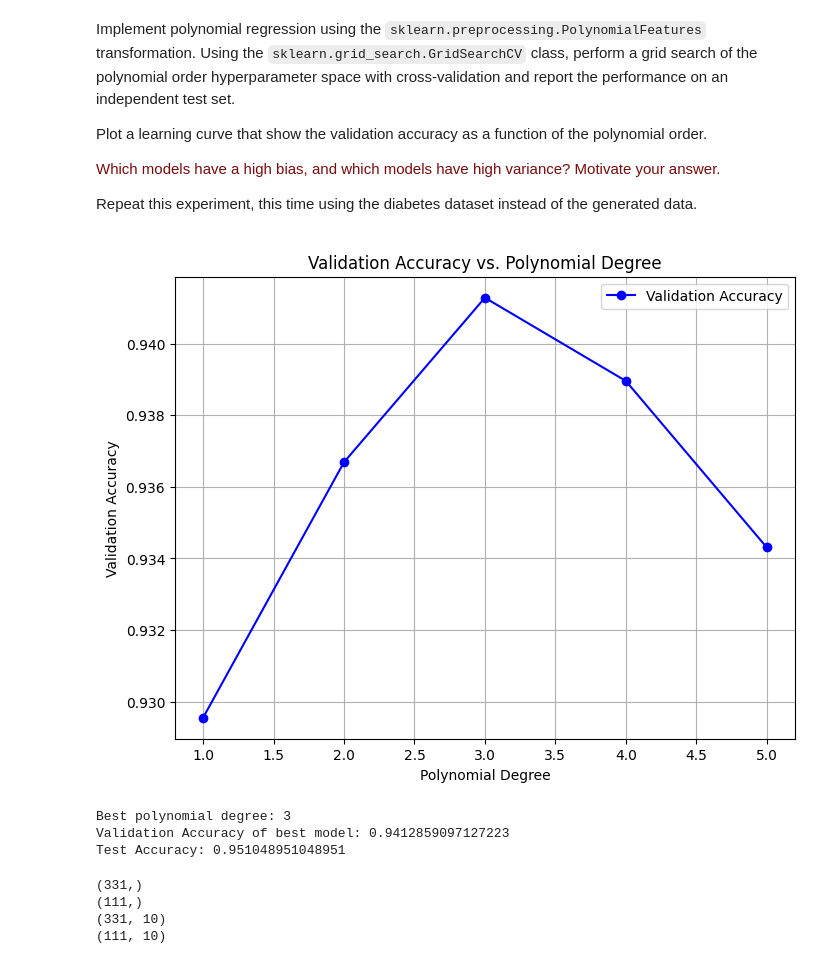
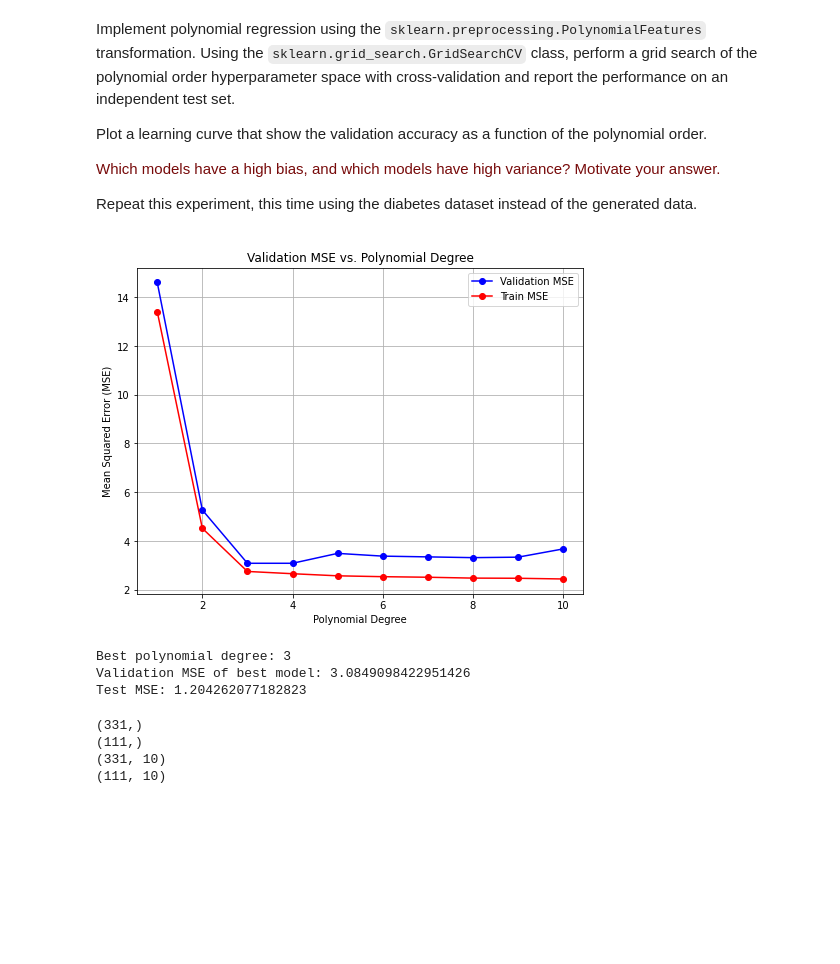
Before and after one commit to ShreyaSajid/8dm50-machine-learning, a Jupyter notebook: practicals/week_2.ipynb, the cells around one changed output. Saved outputs shown, nothing was run; the diff lists cells and outputs as text; code cells hidden in the pictures; blank space fills up the shorter version.

```diff
--- a/practicals/week_2.ipynb
+++ b/practicals/week_2.ipynb
@@ -244,68 +244,74 @@ Plot a learning curve that show the validation accuracy as a function of the pol
 
 Repeat this experiment, this time using the diabetes dataset instead of the generated data.
 # %%
-from sklearn.preprocessing import PolynomialFeatures
-from sklearn.linear_model import LogisticRegression
+from sklearn.preprocessing import PolynomialFeatures, StandardScaler
+from sklearn.linear_model import LinearRegression
 from sklearn.model_selection import GridSearchCV
 from sklearn.pipeline import Pipeline
 from sklearn.metrics import mean_squared_error
 import numpy as np
 from sklearn.metrics import accuracy_score
 
-# to suppress the long warning
-import warnings
-from sklearn.exceptions import ConvergenceWarning
-warnings.filterwarnings("ignore", category=ConvergenceWarning)
-
-# Set up the pipeline with PolynomialFeatures and LogisticRegression
+# Set up the pipeline with PolynomialFeatures and Linear Regression
 
 pipeline = Pipeline([
-    ('poly', PolynomialFeatures()),  # Step to generate polynomial features
-    ('logistic', LogisticRegression())  # Step for logistic regression
+    ('scaler', StandardScaler()),  # Normalize the input features
+    ('poly', PolynomialFeatures()),
+    ('linear', LinearRegression())
 ])
 
 # Define the hyperparameters for grid search: the degree of the polynomial
 param_grid = {
-    'poly__degree': [1, 2, 3, 4, 5]  # Testing polynomial degrees from 1 to 10
+    'poly__degree': [1, 2, 3, 4, 5, 6, 7, 8, 9, 10]  # Testing polynomial degrees from 1 to 10
 }
 
 # Set up GridSearchCV
-grid_search = GridSearchCV(pipeline, param_grid, cv=5, scoring='accuracy')
+
+grid_search = GridSearchCV(pipeline, param_grid, cv=5, scoring='neg_mean_squared_error', return_train_score=True)
+
+# Split the custom data into training and test data. Need to reshape X to a 2D array however to use PolynomialFeatures.
+
+X = X.reshape(-1, 1)
+X_train, X_test, y_train, y_test = train_test_split(X, y, random_state=40)
 
 # Fit the model using grid search
-grid_search.fit(X_bc_train, y_bc_train)
+grid_search.fit(X_train, y_train)
 
 # Get the cross-validation results
 cv_results = grid_search.cv_results_
 
-# Extract mean test scores and polynomial degrees
-mean_test_scores = cv_results['mean_test_score']
+# Extract mean test scores (neg_mean_squared_error) and polynomial degrees
+mean_test_scores = -cv_results['mean_test_score']  # Negate the negative MSE to get positive MSE
 degrees = param_grid['poly__degree']
 
-# Plot the learning curve (validation accuracy as a function of polynomial degree)
+mean_train_scores = -cv_results['mean_train_score'] # Extract mean train scores and negate the negative MSE
+
+
+# Plot the learning curve (validation MSE as a function of polynomial degree)
 plt.figure(figsize=(8, 6))
-plt.plot(degrees, mean_test_scores, marker='o', color='b', label='Validation Accuracy')
+plt.plot(degrees, mean_test_scores, marker='o', color='b', label='Validation MSE')
+plt.plot(degrees, mean_train_scores, marker='o', color='r', label='Train MSE')
 plt.xlabel('Polynomial Degree')
-plt.ylabel('Validation Accuracy')
-plt.title('Validation Accuracy vs. Polynomial Degree')
+plt.ylabel('Mean Squared Error (MSE)')
+plt.title('Validation MSE vs. Polynomial Degree')
 plt.grid(True)
 plt.legend()
 plt.show()
 
-# Print the best polynomial degree and test score
+# Print the best polynomial degree and validation MSE score
 print(f"Best polynomial degree: {grid_search.best_params_['poly__degree']}")
-print(f"Validation Accuracy of best model: {grid_search.best_score_}")
+print(f"Validation MSE of best model: {-grid_search.best_score_}")  # Negative MSE was used, so negate it
 
 # Evaluate the best model on the test set
 best_model = grid_search.best_estimator_
-y_bc_pred = best_model.predict(X_bc_test)
-test_accuracy = accuracy_score(y_bc_test, y_bc_pred)
-print(f"Test Accuracy: {test_accuracy}")
+y_pred = best_model.predict(X_test)
+test_mse = mean_squared_error(y_test, y_pred)
+print(f"Test MSE: {test_mse}")
 # %% [output]
-[figure, old version]
+[figure, new version]
 Best polynomial degree: 3
-Validation Accuracy of best model: 0.9412859097127223
-Test Accuracy: 0.951048951048951
+Validation MSE of best model: 3.0849098422951426
+Test MSE: 1.204262077182823
 # %%
 print(y_diabetes_train.shape)
 print(y_diabetes_test.shape)
```
Also changed, not shown: parts of 5 cells of this notebook.
